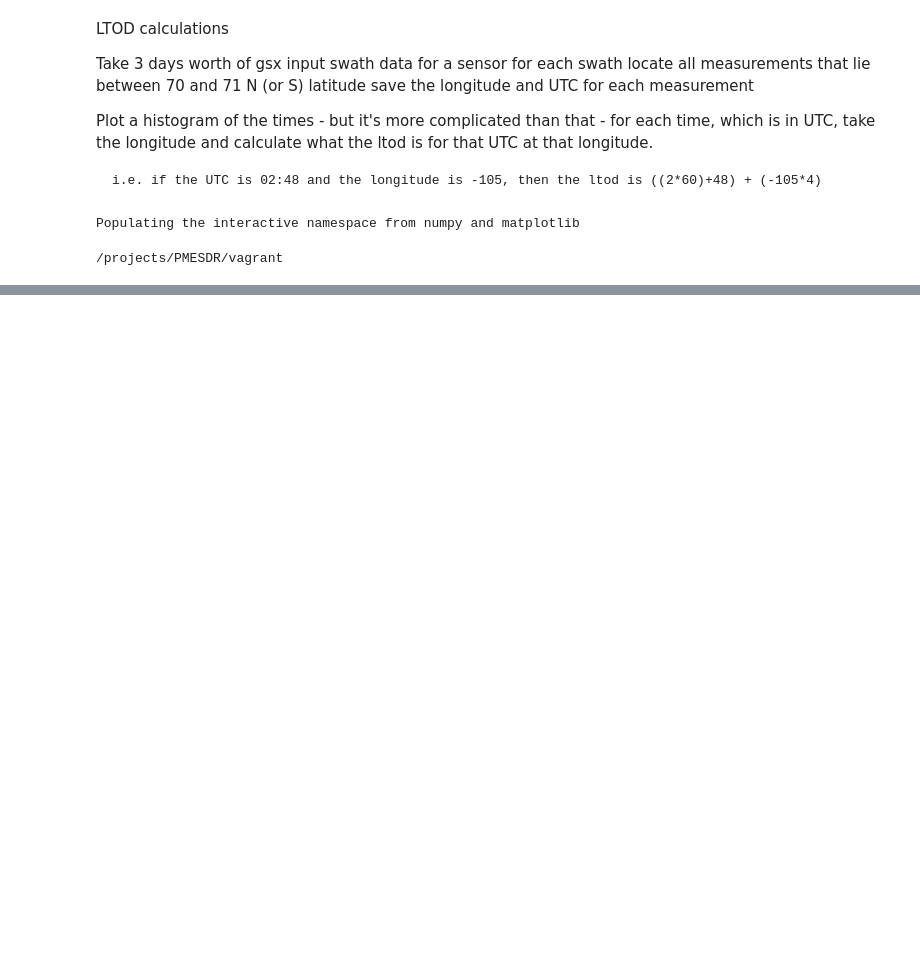
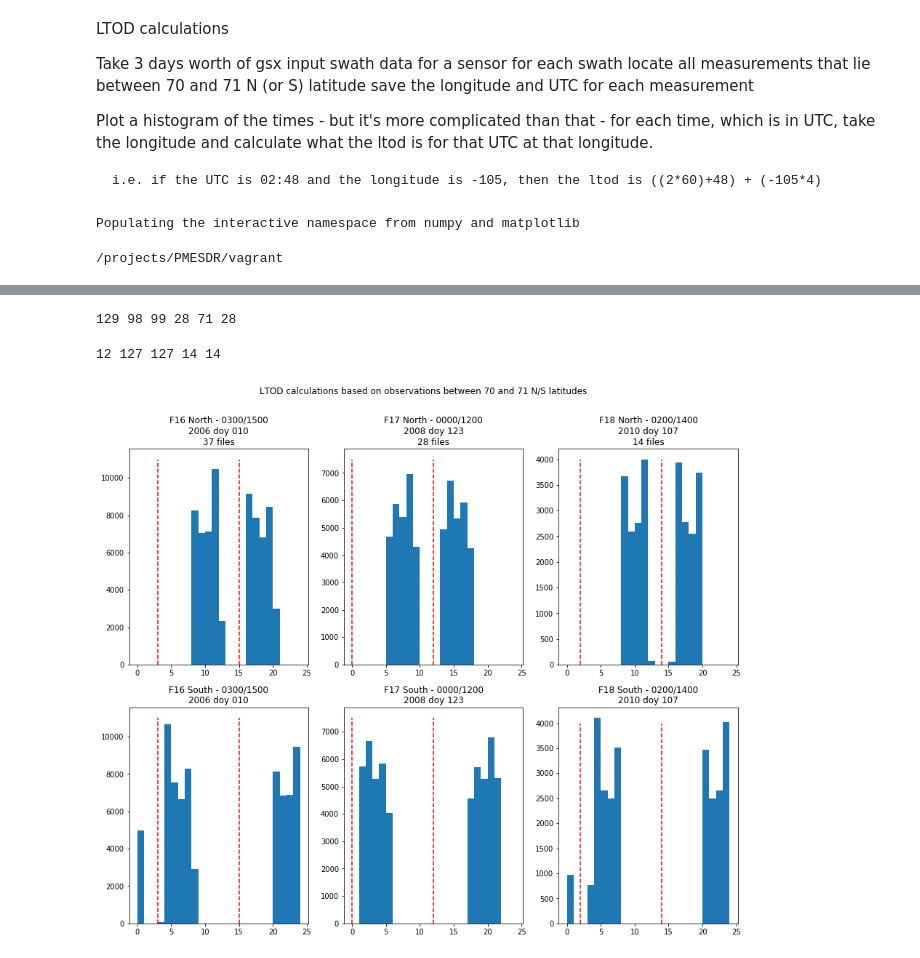
Before and after one commit to nsidc/pmesdr, a Jupyter notebook: ipython_notebooks/LTOD calculations.ipynb, the cells around one changed output, grey strips where cells are left out. Saved outputs shown, nothing was run; the diff lists cells and outputs as text; code cells hidden in the pictures; blank space fills up the shorter version.

Commit message:
Notebook used to create LTOD data for sensor processing

```diff
--- a/ipython_notebooks/LTOD calculations.ipynb
+++ b/ipython_notebooks/LTOD calculations.ipynb
@@ -519,0 +88,20 @@ print(d)
+# %%
+fil_F10 = sort(glob.glob("F10-1996/*F10_D1996010*.nc"))
+fil_F11 = sort(glob.glob("F11-2000/*F11_D2000051*.nc"))
+fil_F15 = sort(glob.glob("F15-2000/*F15_D2000022*.nc"))
+fil_F17 = sort(glob.glob("F17-2008/*F17_D2008123*.nc"))
+fil_smmr = sort(glob.glob("pmadden/smmr_1984/gsx_84.35*.nc"))
+fil_F14 = sort(glob.glob("F14-2008/*F14_D2008022*.nc"))
+fil_F08 = sort(glob.glob("F08-1989/*.nc"))
+fil_F16 = sort(glob.glob("F16-2006/*F16_D2006010*.nc"))
+fil_F13 = sort(glob.glob("F13-2003/*F13_D2003010*.nc"))
+fil_F18 = sort(glob.glob("F18-2010/*F18_D201004*.nc"))
+fil_amsre = sort(glob.glob("prototype-data/AMSRE/*.nc"))
+# %%
+print (len(fil_F10), len(fil_F11), len(fil_F15), len(fil_F17), len(fil_smmr), len(fil_F08))
+# %% [output]
+129 98 99 28 71 28
+# %%
+print (len(fil_amsre), len(fil_F16), len(fil_F13), len(fil_F14), len(fil_F18))
+# %% [output]
+12 127 127 14 14
@@ -519,0 +131,37 @@ print(d)
+# %%
+fig = plt.figure(figsize=(15,12))
+plt.suptitle('LTOD calculations based on observations between 70 and 71 N/S latitudes')
+a = fig.add_subplot(2,3,1)
+plt.hist(ftn_F16,bins=(np.arange(25)))
+plt.plot([15, 15], [0, 11000], color='r', linestyle='--')
+plt.plot([3, 3], [0, 11000], color='r', linestyle='--')
+a.set_title('F16 North - 0300/1500\n2006 doy 010\n37 files')
+a = fig.add_subplot(2,3,2)
+plt.hist(ftn_F17, bins = (np.arange(25)))
+plt.plot([12, 12], [0, 7500], color='r', linestyle='--')
+plt.plot([0, 0], [0, 7500], color='r', linestyle='--')
+a.set_title('F17 North - 0000/1200\n2008 doy 123\n28 files')
+a = fig.add_subplot(2,3,3)
+a.set_title('F18 North - 0200/1400\n2010 doy 107\n14 files')
+plt.hist(ftn_F18, bins = (np.arange(25)))
+plt.plot([14, 14], [0, 4000], color='r', linestyle='--')
+plt.plot([2, 2], [0, 4000], color='r', linestyle='--')
+a = fig.add_subplot(2,3,4)
+plt.hist(fts_F16, bins = (np.arange(25)))
+plt.plot([15, 15], [0, 11000], color='r', linestyle='--')
+plt.plot([3, 3], [0, 11000], color='r', linestyle='--')
+a.set_title('F16 South - 0300/1500\n2006 doy 010')
+a = fig.add_subplot(2,3,5)
+plt.plot([12, 12], [0, 7500], color='r', linestyle='--')
+plt.plot([0, 0], [0, 7500], color='r', linestyle='--')
+plt.hist(fts_F17, bins = (np.arange(25)))
+a.set_title('F17 South - 0000/1200\n2008 doy 123')
+a = fig.add_subplot(2,3,6)
+plt.hist(fts_F18, bins = (np.arange(25)))
+plt.plot([14, 14], [0, 4000], color='r', linestyle='--')
+plt.plot([2, 2], [0, 4000], color='r', linestyle='--')
+a.set_title('F18 South - 0200/1400\n2010 doy 107')
+plt.show
+fig.savefig('/projects/PMESDR/vagrant/mhardman/SSMIS.png')
+# %% [output]
+[figure, added]
```
Also changed, not shown: parts of 103 cells of this notebook.
